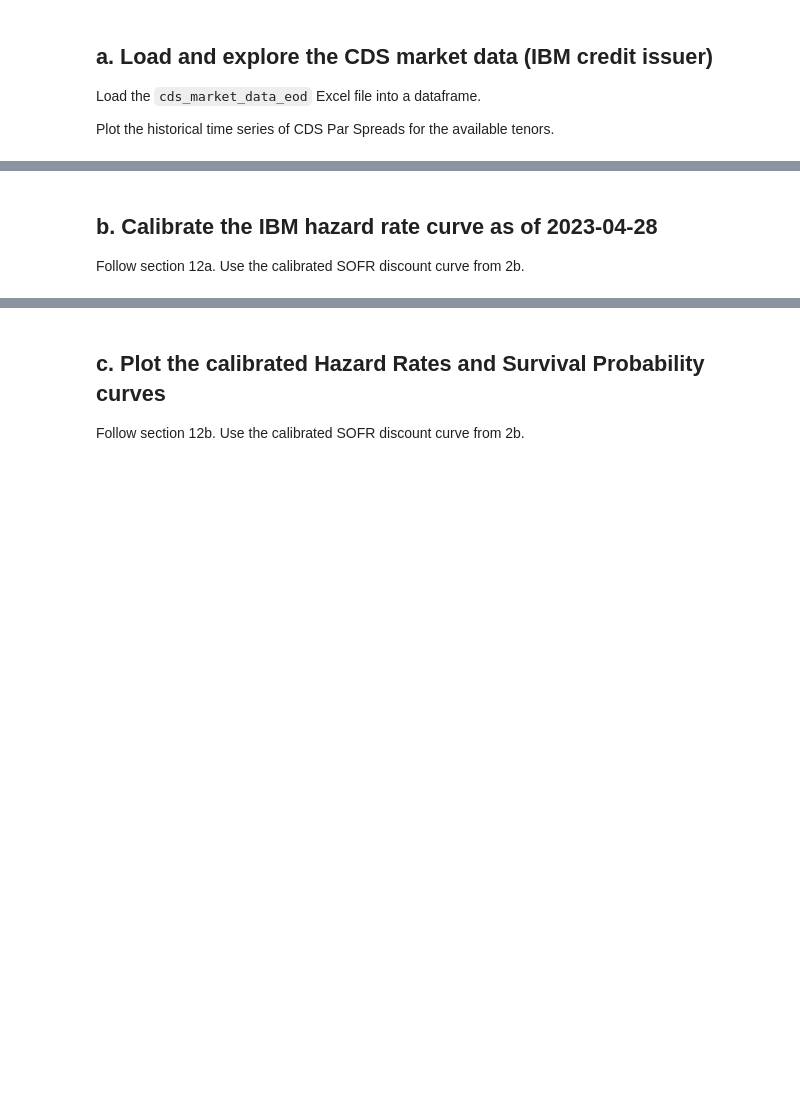
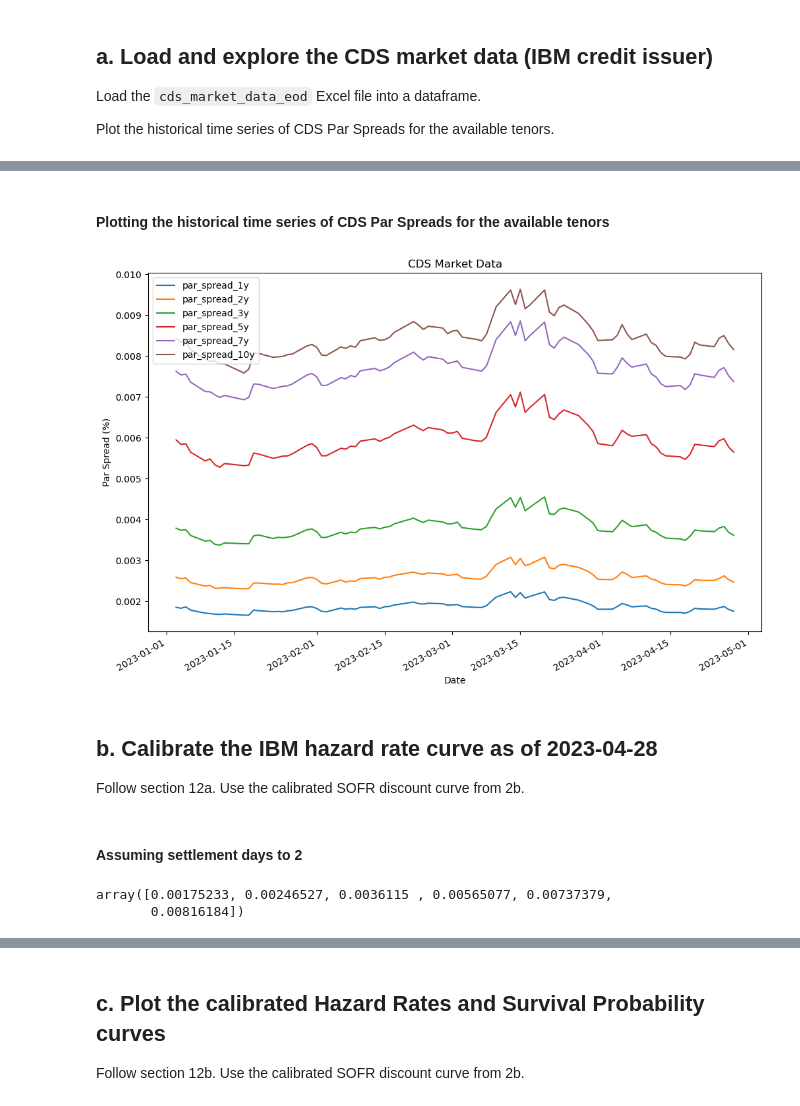
Before and after one commit to alanwake47/FINM-35700-Credit-Markets, a Jupyter notebook: week3/hw3/Homework 3.ipynb, the cells around one changed output, grey strips where cells are left out. Drawn from its saved outputs; the diff is of its cells as text; code cells hidden in the pictures; blank space fills up the shorter version.

```diff
--- a/week3/hw3/Homework 3.ipynb
+++ b/week3/hw3/Homework 3.ipynb
@@ -791,3 +879,5 @@ Plot the SOFR zero rates and discount factor curves by maturity. Follow section
 Load the `cds_market_data_eod` Excel file into a dataframe.
 
 Plot the historical time series of CDS Par Spreads for the available tenors.
+# %%
+cds_market_data_eod = pd.read_excel(os.path.join(mydir,'data', 'cds_market_data_eod.xlsx'))
@@ -793,0 +900,3 @@ Plot the historical time series of CDS Par Spreads for the available tenors.
+# %%
+cds_market_data_eod1 = cds_market_data_eod.filter(regex='^par_spread_.*|date')
+cds_market_data_eod1
@@ -794,4 +917,17 @@ Plot the historical time series of CDS Par Spreads for the available tenors.
+# %% [markdown]
+#### Plotting the historical time series of CDS Par Spreads for the available tenors
+# %%
+#plot all the columns in cds_market_data_eod1 versus date
+cds_market_data_eod1.plot(x='date', figsize=(12,8))
+plt.title('CDS Market Data')
+plt.ylabel('Par Spread (%)')
+plt.xlabel('Date')
+plt.show()
+# %% [output]
+[figure, added]
 # %% [markdown]
 ## b. Calibrate the IBM hazard rate curve as of 2023-04-28
 
 Follow section 12a. Use the calibrated SOFR discount curve from 2b.
+# %% [markdown]
+#### Assuming settlement days to 2
@@ -797,0 +937,13 @@ Follow section 12a. Use the calibrated SOFR discount curve from 2b.
+# %%
+# cds_market_data_eod1 date == 2023-04-28
+cds_market_data_eod2 = cds_market_data_eod1[cds_market_data_eod1.date == "2023-04-28"].reset_index(drop=True)
+#convert the row to a list
+cds_market_data_eod2 = cds_market_data_eod2.values.tolist()
+#remove the date from the list
+cds_market_data_eod2 = cds_market_data_eod2[0][1:]
+#convert the list to a numpy array
+cds_market_data_eod2 = np.array(cds_market_data_eod2)
+cds_market_data_eod2
+# %% [output]
+array([0.00175233, 0.00246527, 0.0036115 , 0.00565077, 0.00737379,
+       0.00816184])
```
Also changed, not shown: parts of 29 cells of this notebook, 1 other file.
